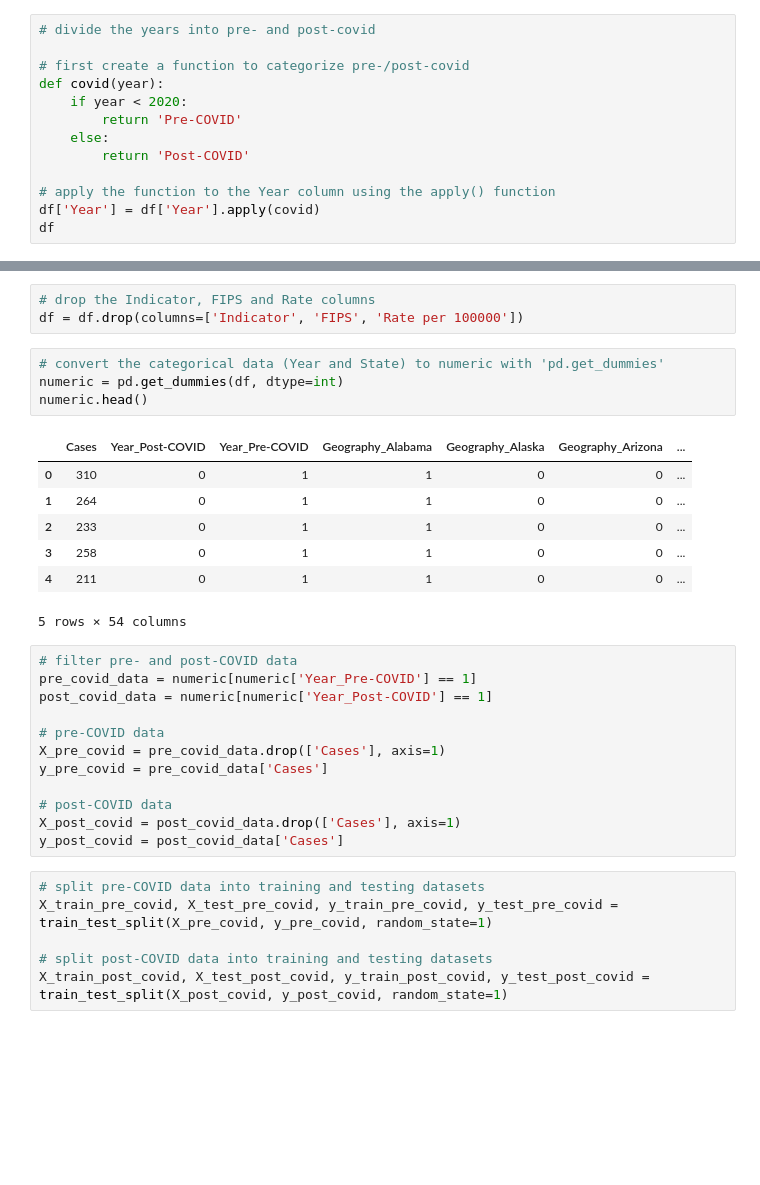
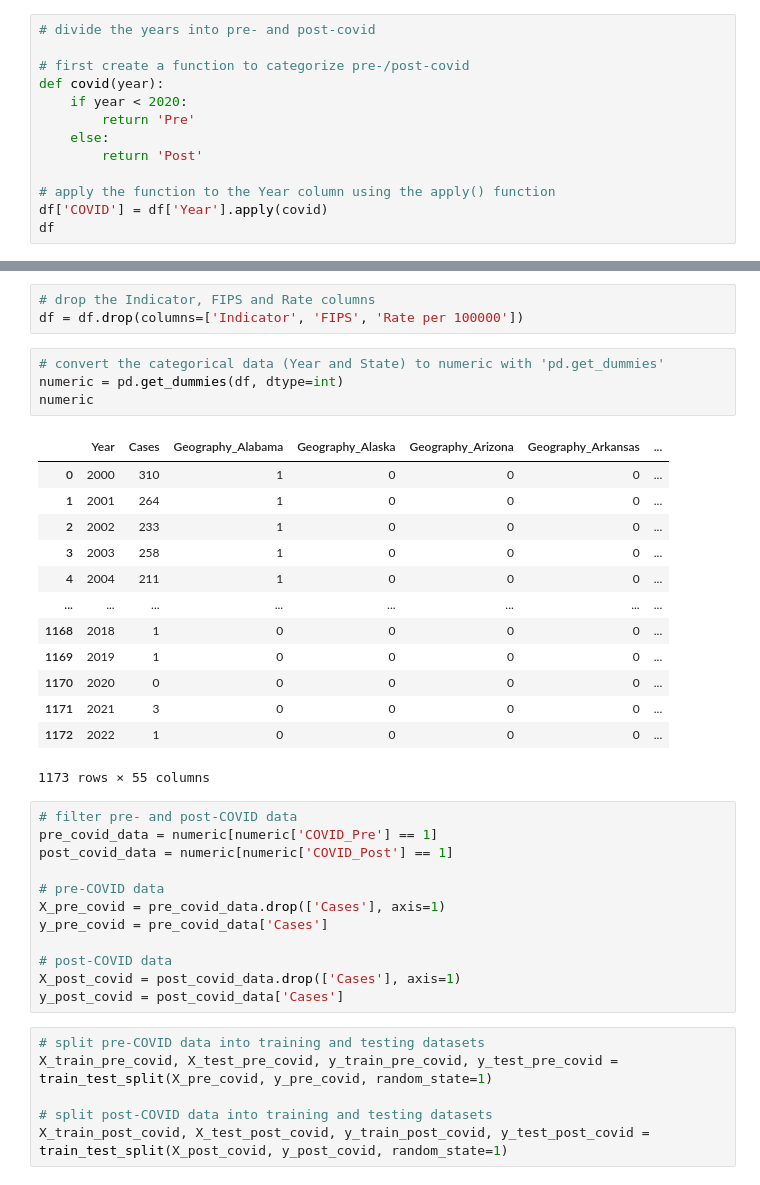
Before and after one commit to henniferkay/tbUS, a Jupyter notebook: tb_us_nn_model.ipynb, the cells around one changed output, grey strips where cells are left out. Cells and saved outputs as stored; diff of their text form; blank space fills up the shorter version.

```diff
--- a/tb_us_nn_model.ipynb
+++ b/tb_us_nn_model.ipynb
@@ -53,11 +53,11 @@ df[['Year','Cases']] = df.replace(',', '', regex=True)[['Year','Cases']].astype(
 # first create a function to categorize pre-/post-covid
 def covid(year):
     if year < 2020:
-        return 'Pre-COVID'
+        return 'Pre'
     else:
-        return 'Post-COVID'
+        return 'Post'
 
 # apply the function to the Year column using the apply() function
-df['Year'] = df['Year'].apply(covid)
+df['COVID'] = df['Year'].apply(covid)
 df
 # %% [output]
@@ -80,19 +80,25 @@ df = df.drop(columns=['Indicator', 'FIPS', 'Rate per 100000'])
 # %%
 # convert the categorical data (Year and State) to numeric with 'pd.get_dummies'
 numeric = pd.get_dummies(df, dtype=int)
-numeric.head()
+numeric
 # %% [output]
-|  | Cases | Year_Post-COVID | Year_Pre-COVID | Geography_Alabama | Geography_Alaska | Geography_Arizona | ... |
-| 0 | 310 | 0 | 1 | 1 | 0 | 0 | ... |
-| 1 | 264 | 0 | 1 | 1 | 0 | 0 | ... |
-| 2 | 233 | 0 | 1 | 1 | 0 | 0 | ... |
-| 3 | 258 | 0 | 1 | 1 | 0 | 0 | ... |
-| 4 | 211 | 0 | 1 | 1 | 0 | 0 | ... |
+|  | Year | Cases | Geography_Alabama | Geography_Alaska | Geography_Arizona | Geography_Arkansas | ... |
+| 0 | 2000 | 310 | 1 | 0 | 0 | 0 | ... |
+| 1 | 2001 | 264 | 1 | 0 | 0 | 0 | ... |
+| 2 | 2002 | 233 | 1 | 0 | 0 | 0 | ... |
+| 3 | 2003 | 258 | 1 | 0 | 0 | 0 | ... |
+| 4 | 2004 | 211 | 1 | 0 | 0 | 0 | ... |
+| ... | ... | ... | ... | ... | ... | ... | ... |
+| 1168 | 2018 | 1 | 0 | 0 | 0 | 0 | ... |
+| 1169 | 2019 | 1 | 0 | 0 | 0 | 0 | ... |
+| 1170 | 2020 | 0 | 0 | 0 | 0 | 0 | ... |
+| 1171 | 2021 | 3 | 0 | 0 | 0 | 0 | ... |
+| 1172 | 2022 | 1 | 0 | 0 | 0 | 0 | ... |
-5 rows × 54 columns
+1173 rows × 55 columns
 # %%
 # filter pre- and post-COVID data
-pre_covid_data = numeric[numeric['Year_Pre-COVID'] == 1]
-post_covid_data = numeric[numeric['Year_Post-COVID'] == 1]
+pre_covid_data = numeric[numeric['COVID_Pre'] == 1]
+post_covid_data = numeric[numeric['COVID_Post'] == 1]
 
 # pre-COVID data
 X_pre_covid = pre_covid_data.drop(['Cases'], axis=1)
```
Also changed, not shown: parts of 4 cells of this notebook, 3 other files.
